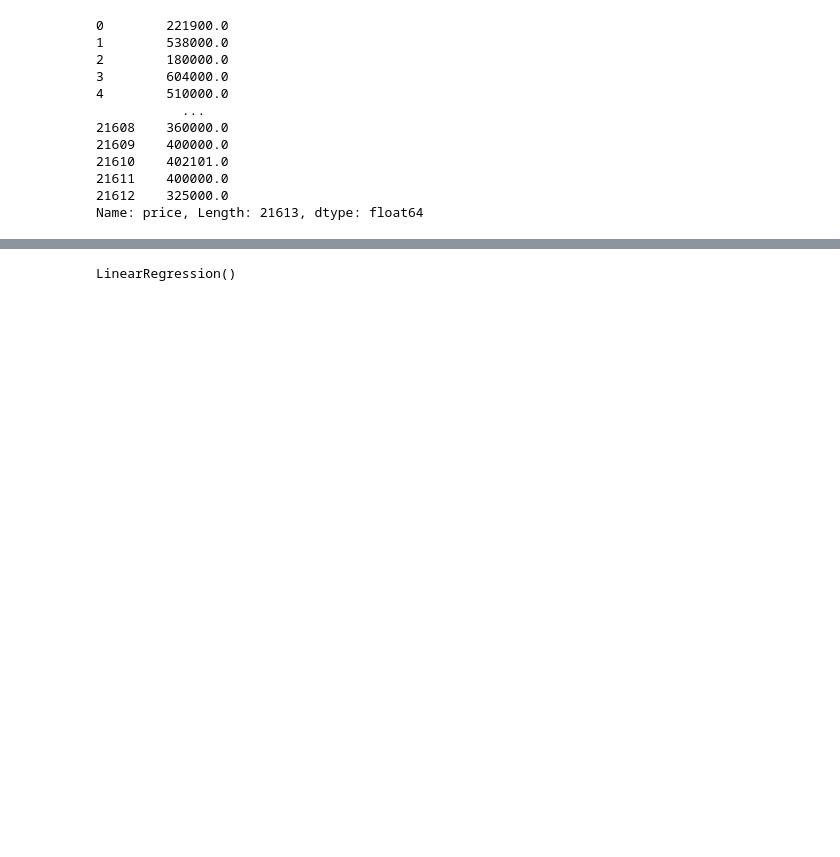
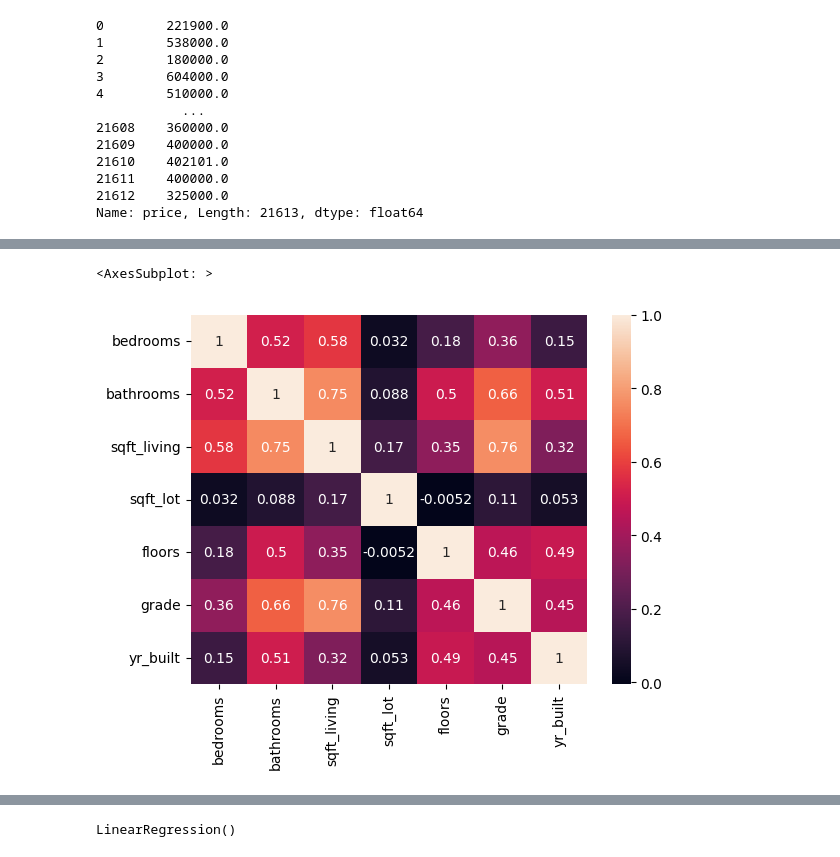
Before and after one commit to PeteChu/ML-Predict-POC, a Jupyter notebook: house_sales/Linear Regression.ipynb, the cells around one changed output, grey strips where cells are left out. Cells and saved outputs as stored; diff of their text form; code cells hidden in the pictures; blank space fills up the shorter version.

```diff
--- a/house_sales/Linear Regression.ipynb
+++ b/house_sales/Linear Regression.ipynb
@@ -54,3 +56,8 @@ x
+# %%
+sns.heatmap(x.corr(), annot=True)
+# %% [output]
+<AxesSubplot: >
+[figure, added]
 # %%
 from sklearn.model_selection import train_test_split
 # %%
```
Also changed, not shown: parts of 10 cells of this notebook, 1 other file.
